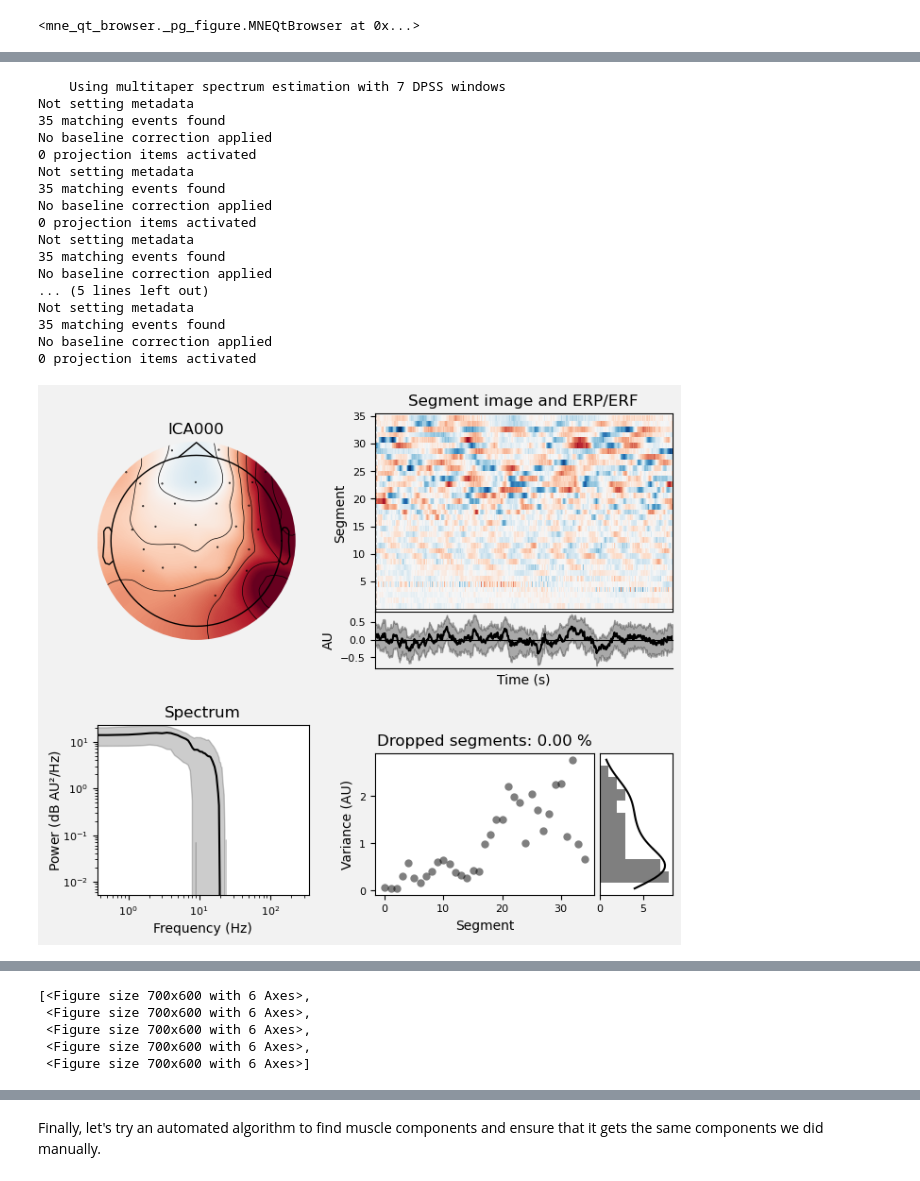
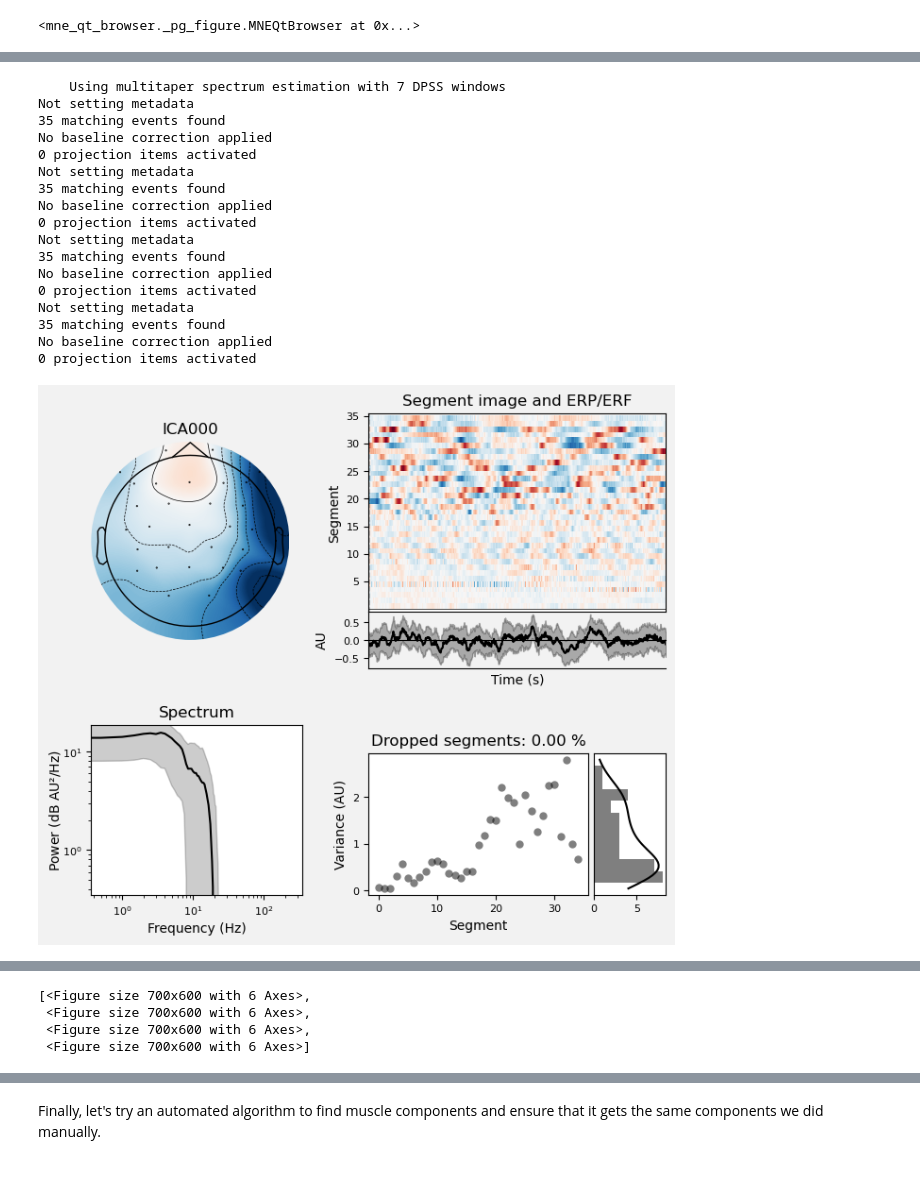
Before and after one commit to diego-taquiri/ECGMortalityPredictor, a Jupyter notebook: Documentación/Laboratorio 13/physionet-epilepsis-muscle_ica.ipynb, the cells around one changed output, grey strips where cells are left out. Cells and saved outputs as stored; diff of their text form; code cells hidden in the pictures.

Commit message:
update filter notch

```diff
--- a/Documentación/Laboratorio 13/physionet-epilepsis-muscle_ica.ipynb
+++ b/Documentación/Laboratorio 13/physionet-epilepsis-muscle_ica.ipynb
@@ -26,6 +4,6 @@ Channels loaded by MNE:
 # %%
 # Define the path to your .edf file
-edf_file_path = 'PN00-1.edf'  # Replace with the actual file name if it's in the same directory
+edf_file_path = './raw-data/PN00-1.edf'  # Replace with the actual file name if it's in the same directory
 
 # Load the EDF file
 raw = mne.io.read_raw_edf(edf_file_path, preload=True)
@@ -95,6 +73,12 @@ montage = mne.channels.make_standard_montage('standard_1020')
 # Apply the montage to the raw data
 raw.set_montage(montage)
 
+# Apply notch filter to remove power line noise at 50 Hz
+raw.notch_filter(freqs=50.0, notch_widths=1.0)
+
+# Apply notch filter to remove power line noise at 50 Hz
+raw.notch_filter(freqs=150.0, notch_widths=1.0)
+
 # ICA works best with a highpass filter applied
 raw.filter(l_freq=1.0, h_freq=None)
 
@@ -198,22 +165,22 @@ slope in log-log units; this is a very typical pattern for muscle artifact.
 # %%
-idx = [0, 1, 2, 4, 9]
+idx = [0, 1, 2, 4]
 ica.plot_properties(raw, picks=idx, log_scale=True)
 # %% [output]
     Using multitaper spectrum estimation with 7 DPSS windows
 Not setting metadata
 35 matching events found
 No baseline correction applied
 0 projection items activated
 Not setting metadata
 35 matching events found
 No baseline correction applied
 0 projection items activated
 Not setting metadata
 35 matching events found
 No baseline correction applied
-... (5 lines left out)
+0 projection items activated
 Not setting metadata
 35 matching events found
 No baseline correction applied
 0 projection items activated
-[figure, old version]
+[figure, new version]
@@ -224,6 +190,5 @@ No baseline correction applied
 [<Figure size 700x600 with 6 Axes>,
  <Figure size 700x600 with 6 Axes>,
  <Figure size 700x600 with 6 Axes>,
- <Figure size 700x600 with 6 Axes>,
  <Figure size 700x600 with 6 Axes>]
 # %%
```
Also changed, not shown: parts of 16 cells of this notebook, 6 other files.
